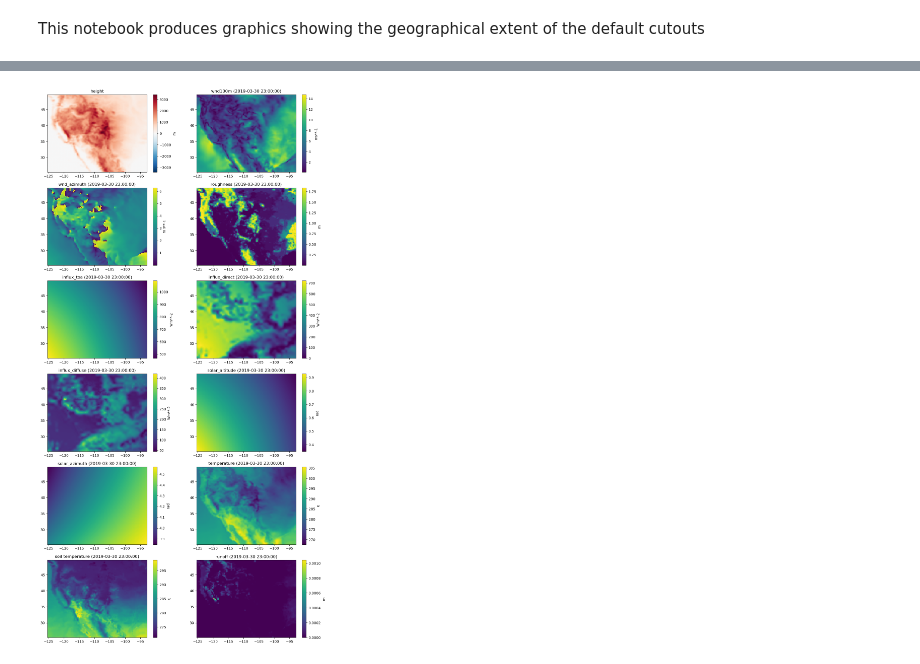
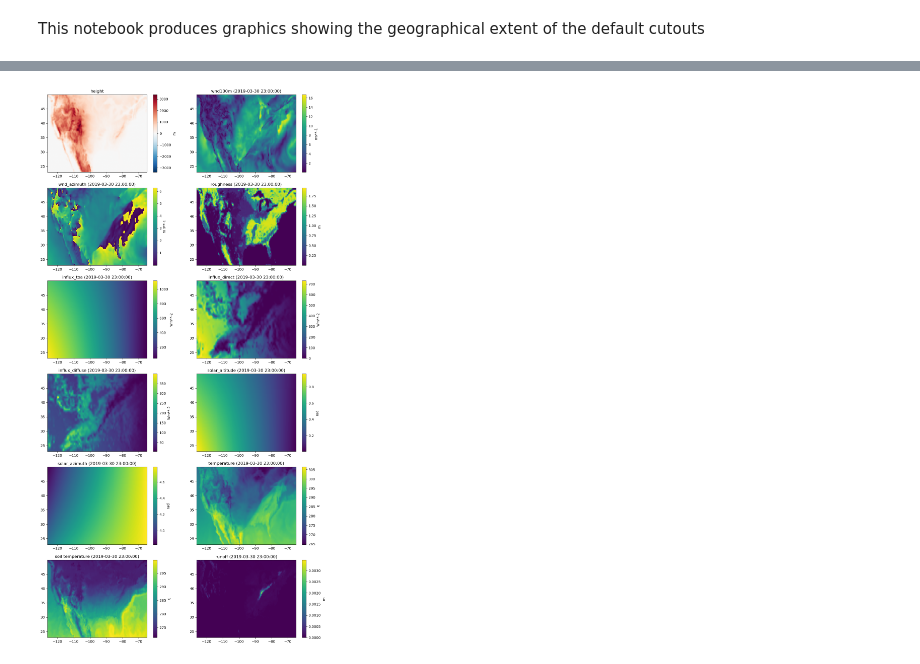
Before and after one commit to PyPSA/pypsa-usa, a Jupyter notebook: workflow/notebooks/build_cutout.ipynb, the cells around one changed output, grey strips where cells are left out. Saved outputs shown, nothing was run; the diff lists cells and outputs as text; code cells hidden in the pictures.

Commit message:
update cutout images

```diff
--- a/workflow/notebooks/build_cutout.ipynb
+++ b/workflow/notebooks/build_cutout.ipynb
@@ -32,4 +35,4 @@ gdf_states = gpd.GeoDataFrame(data, columns=["name", "country", "x", "y", "geome
 cutout_western = "./../cutouts/western_era5_2019.nc"
 cutout_eastern = "./../cutouts/eastern_era5_2019.nc"
 cutout_texas = "./../cutouts/texas_era5_2019.nc"
-# cutout_usa =
+cutout_usa = "./../cutouts/usa_era5_2019.nc"
@@ -71,27 +100,27 @@ units_mapper = {
     "runoff":"m",
 }
 # %%
-cutout = atlite.Cutout(cutout_western)
+cutout = atlite.Cutout(cutout_usa)
 time_to_plot = "2019-03-30 23:00:00"
 # cutout.data.wnd100m.sel(time="2019-03-30 23:00:00").plot()
 ax_idx = 0
 ax_idy = 0
 fig, axs = plt.subplots(6, 2, figsize=(14, 28))
 for var in cutout.data.data_vars:
     if var == "albedo":
         continue
     if "time" in cutout.data[var].coords:
         cutout.data[var].sel(time=time_to_plot).plot(ax=axs[ax_idy, ax_idx], cbar_kwargs={"label": units_mapper[var]})
         axs[ax_idy, ax_idx].set_title(f"{var} ({time_to_plot})")
     else:
         cutout.data[var].plot(ax=axs[ax_idy, ax_idx], cbar_kwargs={"label": units_mapper[var]})
         axs[ax_idy, ax_idx].set_title(f"{var}")
 
     axs[ax_idy, ax_idx].set_ylabel("")
     axs[ax_idy, ax_idx].set_xlabel("")
 
     ax_idx = (ax_idx + 1) % 2
     if ax_idx == 0:
         ax_idy += 1
 # %% [output]
-[figure, old version]
+[figure, new version]
```
Also changed, not shown: parts of 7 cells of this notebook.
